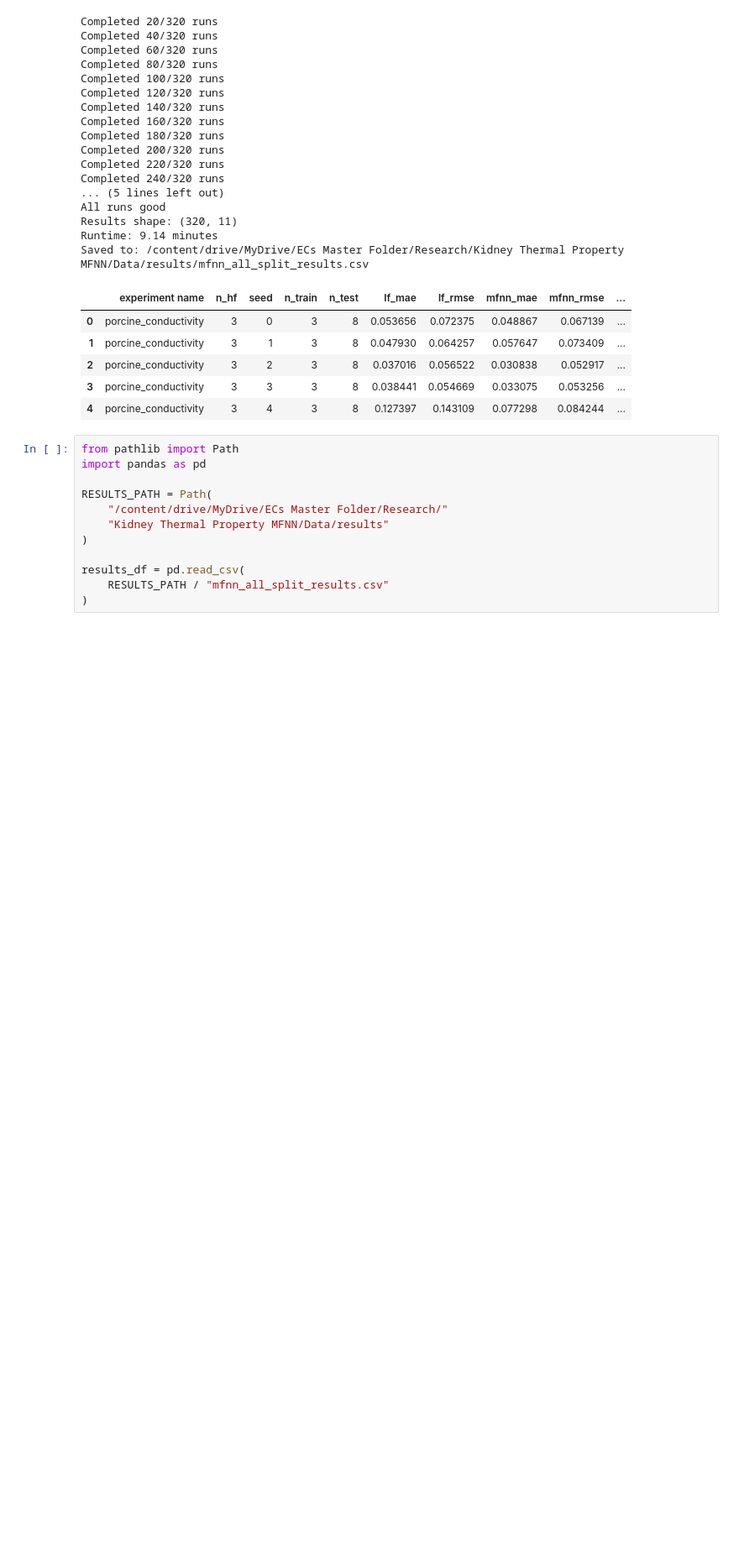
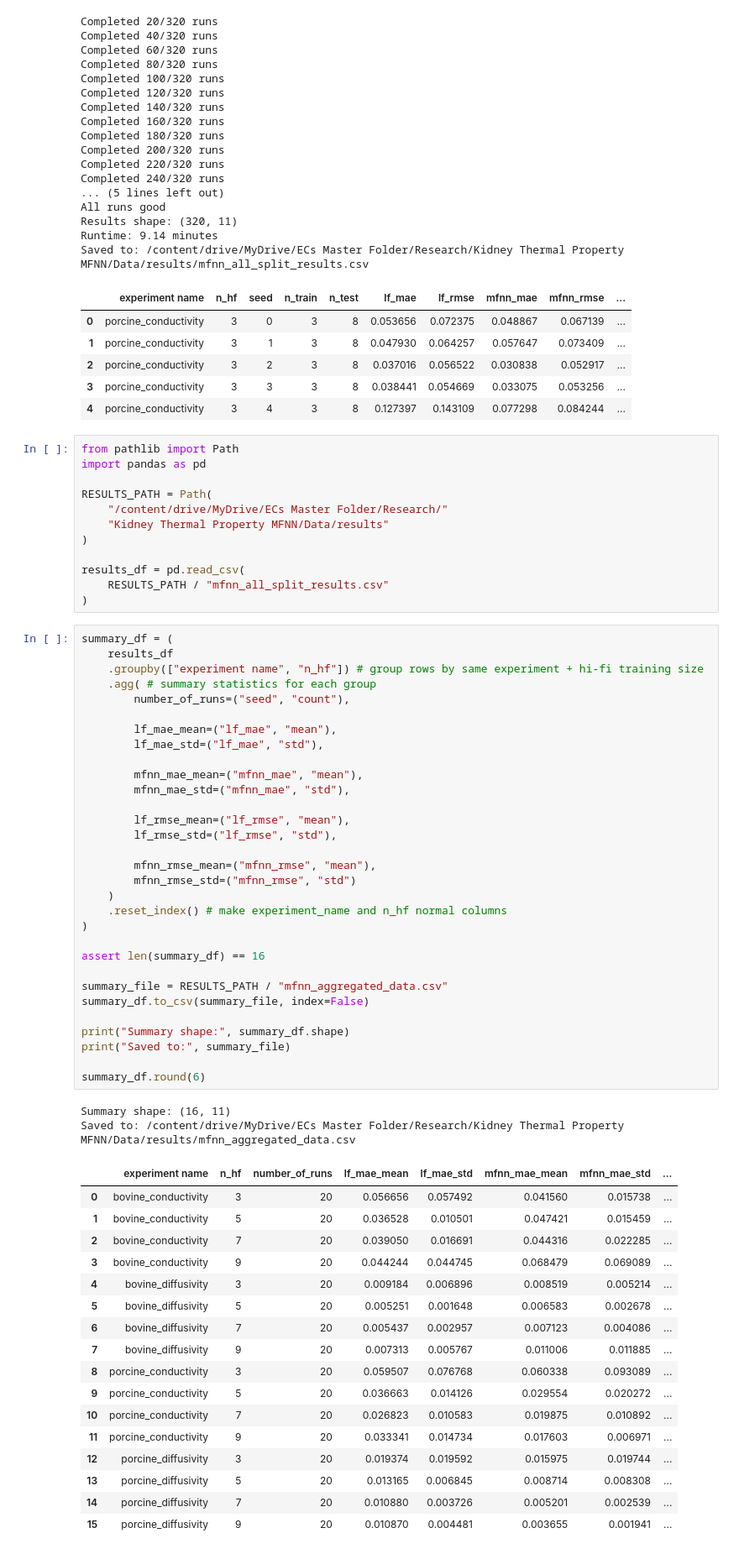
Before and after one commit to arcodeya/kidney-thermal-property-mfnn, a Jupyter notebook: notebooks/kidney_mfnn_experiments.ipynb, the cells around one changed output. Shown at 84% size. Saved outputs shown, nothing was run; the diff lists cells and outputs as text; blank space fills up the shorter version.

Commit message:
aggregated data

```diff
--- a/notebooks/kidney_mfnn_experiments.ipynb
+++ b/notebooks/kidney_mfnn_experiments.ipynb
@@ -753,3 +753,54 @@ RESULTS_PATH = Path(
 results_df = pd.read_csv(
     RESULTS_PATH / "mfnn_all_split_results.csv"
 )
+# %%
+summary_df = (
+    results_df
+    .groupby(["experiment name", "n_hf"]) # group rows by same experiment + hi-fi training size
+    .agg( # summary statistics for each group
+        number_of_runs=("seed", "count"),
+
+        lf_mae_mean=("lf_mae", "mean"),
+        lf_mae_std=("lf_mae", "std"),
+
+        mfnn_mae_mean=("mfnn_mae", "mean"),
+        mfnn_mae_std=("mfnn_mae", "std"),
+
+        lf_rmse_mean=("lf_rmse", "mean"),
+        lf_rmse_std=("lf_rmse", "std"),
+
+        mfnn_rmse_mean=("mfnn_rmse", "mean"),
+        mfnn_rmse_std=("mfnn_rmse", "std")
+    )
+    .reset_index() # make experiment_name and n_hf normal columns
+)
+
+assert len(summary_df) == 16
+
+summary_file = RESULTS_PATH / "mfnn_aggregated_data.csv"
+summary_df.to_csv(summary_file, index=False)
+
+print("Summary shape:", summary_df.shape)
+print("Saved to:", summary_file)
+
+summary_df.round(6)
+# %% [output]
+Summary shape: (16, 11)
+Saved to: /content/drive/MyDrive/ECs Master Folder/Research/Kidney Thermal Property MFNN/Data/results/mfnn_aggregated_data.csv
+|  | experiment name | n_hf | number_of_runs | lf_mae_mean | lf_mae_std | mfnn_mae_mean | mfnn_mae_std | ... |
+| 0 | bovine_conductivity | 3 | 20 | 0.056656 | 0.057492 | 0.041560 | 0.015738 | ... |
+| 1 | bovine_conductivity | 5 | 20 | 0.036528 | 0.010501 | 0.047421 | 0.015459 | ... |
+| 2 | bovine_conductivity | 7 | 20 | 0.039050 | 0.016691 | 0.044316 | 0.022285 | ... |
+| 3 | bovine_conductivity | 9 | 20 | 0.044244 | 0.044745 | 0.068479 | 0.069089 | ... |
+| 4 | bovine_diffusivity | 3 | 20 | 0.009184 | 0.006896 | 0.008519 | 0.005214 | ... |
+| 5 | bovine_diffusivity | 5 | 20 | 0.005251 | 0.001648 | 0.006583 | 0.002678 | ... |
+| 6 | bovine_diffusivity | 7 | 20 | 0.005437 | 0.002957 | 0.007123 | 0.004086 | ... |
+| 7 | bovine_diffusivity | 9 | 20 | 0.007313 | 0.005767 | 0.011006 | 0.011885 | ... |
+| 8 | porcine_conductivity | 3 | 20 | 0.059507 | 0.076768 | 0.060338 | 0.093089 | ... |
+| 9 | porcine_conductivity | 5 | 20 | 0.036663 | 0.014126 | 0.029554 | 0.020272 | ... |
+| 10 | porcine_conductivity | 7 | 20 | 0.026823 | 0.010583 | 0.019875 | 0.010892 | ... |
+| 11 | porcine_conductivity | 9 | 20 | 0.033341 | 0.014734 | 0.017603 | 0.006971 | ... |
+| 12 | porcine_diffusivity | 3 | 20 | 0.019374 | 0.019592 | 0.015975 | 0.019744 | ... |
+| 13 | porcine_diffusivity | 5 | 20 | 0.013165 | 0.006845 | 0.008714 | 0.008308 | ... |
+| 14 | porcine_diffusivity | 7 | 20 | 0.010880 | 0.003726 | 0.005201 | 0.002539 | ... |
+| 15 | porcine_diffusivity | 9 | 20 | 0.010870 | 0.004481 | 0.003655 | 0.001941 | ... |
```
Also changed, not shown: parts of 1 cell of this notebook.
